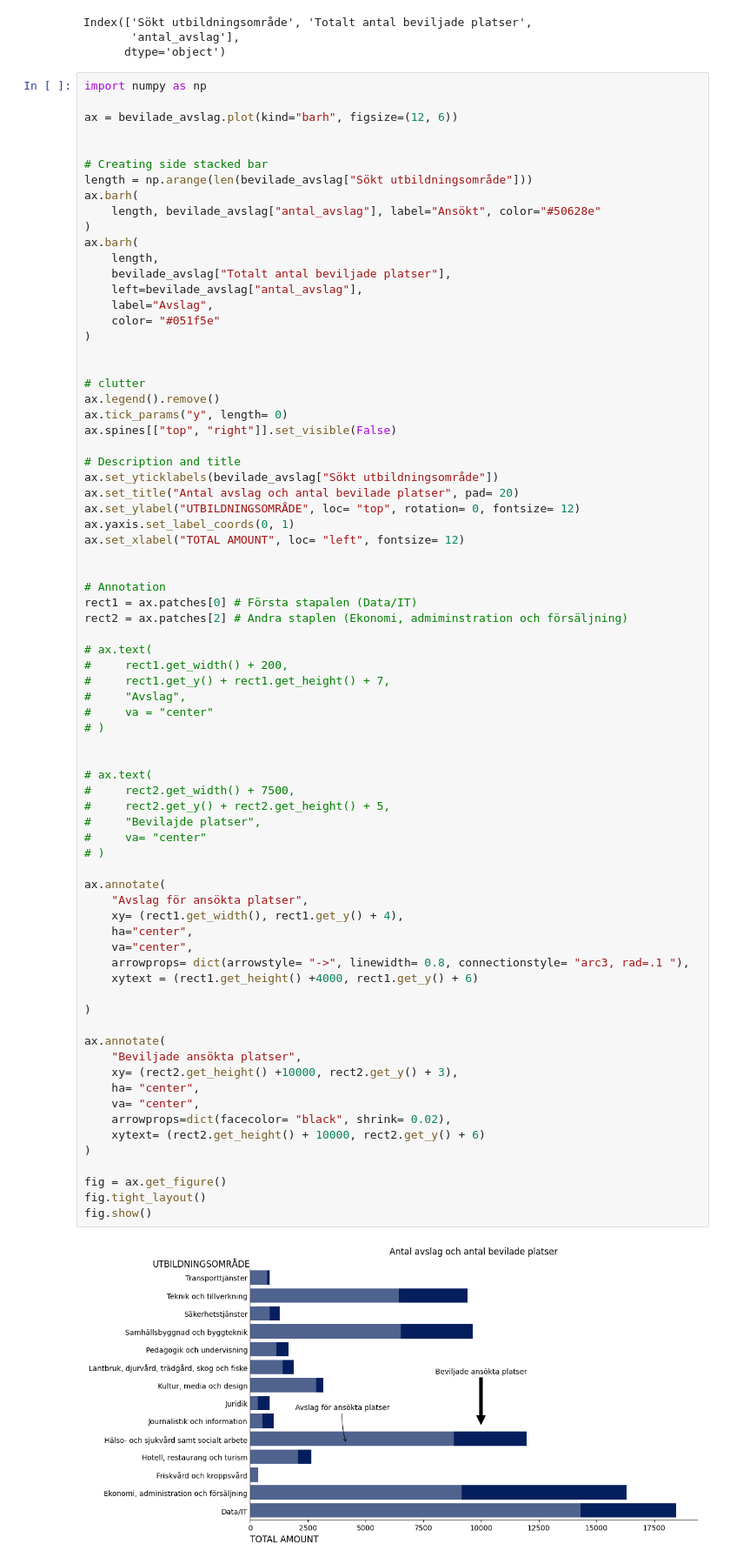
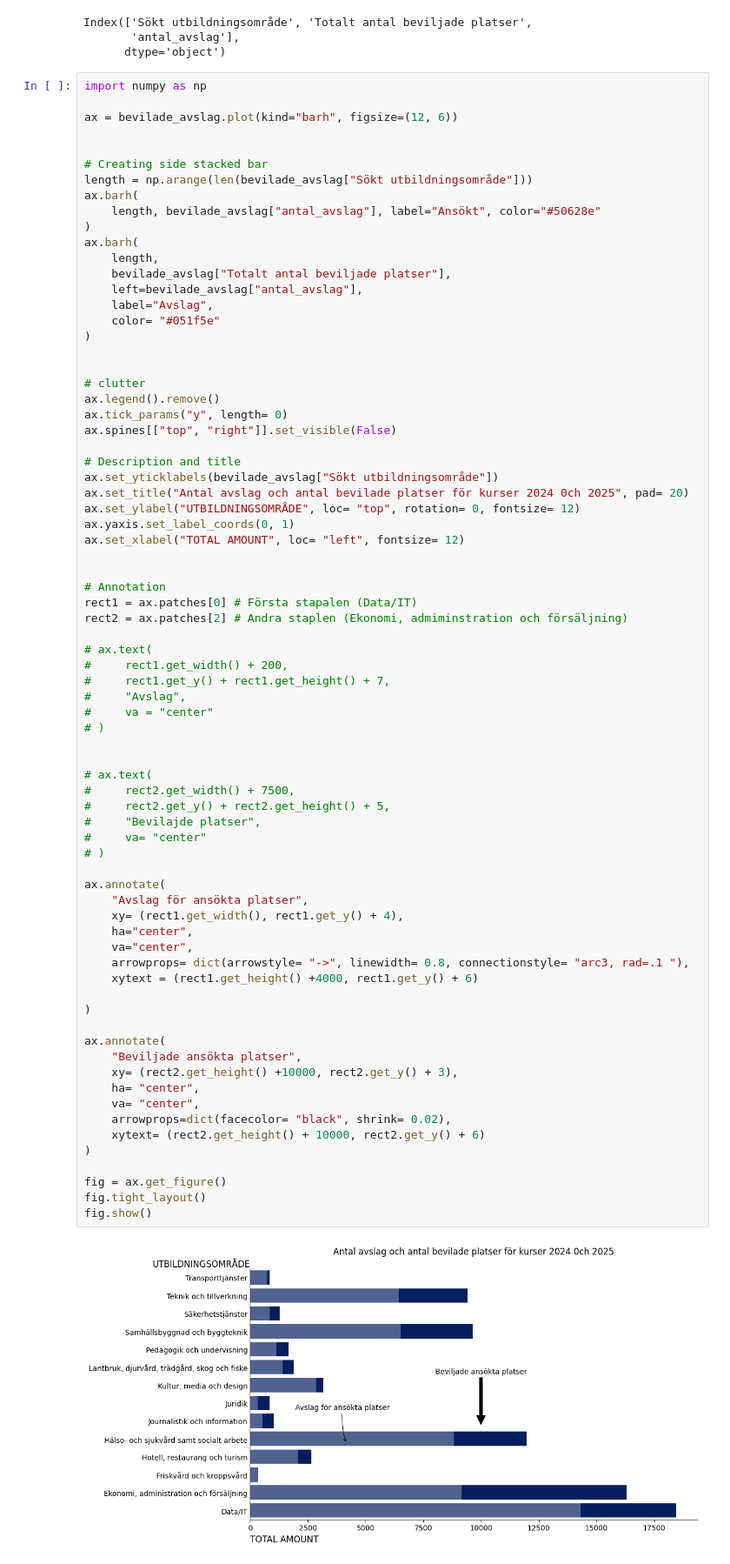
Before and after one commit to AlejandroHiroshima/Data_visualisation_grupp8, a Jupyter notebook: explorations/eda_marcus.ipynb, the cells around one changed output. Shown at 87% size. Cells and saved outputs as stored; diff of their text form.

```diff
--- a/explorations/eda_marcus.ipynb
+++ b/explorations/eda_marcus.ipynb
@@ -297,7 +297,7 @@ ax.spines[["top", "right"]].set_visible(False)
 
 # Description and title
 ax.set_yticklabels(bevilade_avslag["Sökt utbildningsområde"])
-ax.set_title("Antal avslag och antal bevilade platser", pad= 20)
+ax.set_title("Antal avslag och antal bevilade platser för kurser 2024 0ch 2025", pad= 20)
 ax.set_ylabel("UTBILDNINGSOMRÅDE", loc= "top", rotation= 0, fontsize= 12)
 ax.yaxis.set_label_coords(0, 1)
 ax.set_xlabel("TOTAL AMOUNT", loc= "left", fontsize= 12)
@@ -318,31 +318,31 @@ rect2 = ax.patches[2] # Andra staplen (Ekonomi, admiminstration och försäljnin
 # ax.text(
 #     rect2.get_width() + 7500,
 #     rect2.get_y() + rect2.get_height() + 5,
 #     "Bevilajde platser",
 #     va= "center"
 # )
 
 ax.annotate(
     "Avslag för ansökta platser",
     xy= (rect1.get_width(), rect1.get_y() + 4),
     ha="center",
     va="center",
     arrowprops= dict(arrowstyle= "->", linewidth= 0.8, connectionstyle= "arc3, rad=.1 "),
     xytext = (rect1.get_height() +4000, rect1.get_y() + 6)
 
 )
 
 ax.annotate(
     "Beviljade ansökta platser",
     xy= (rect2.get_height() +10000, rect2.get_y() + 3),
     ha= "center",
     va= "center",
     arrowprops=dict(facecolor= "black", shrink= 0.02),
     xytext= (rect2.get_height() + 10000, rect2.get_y() + 6)
 )
 
 fig = ax.get_figure()
 fig.tight_layout()
 fig.show()
 # %% [output]
-[figure, old version]
+[figure, new version]
```
Also changed, not shown: 1 other file.
